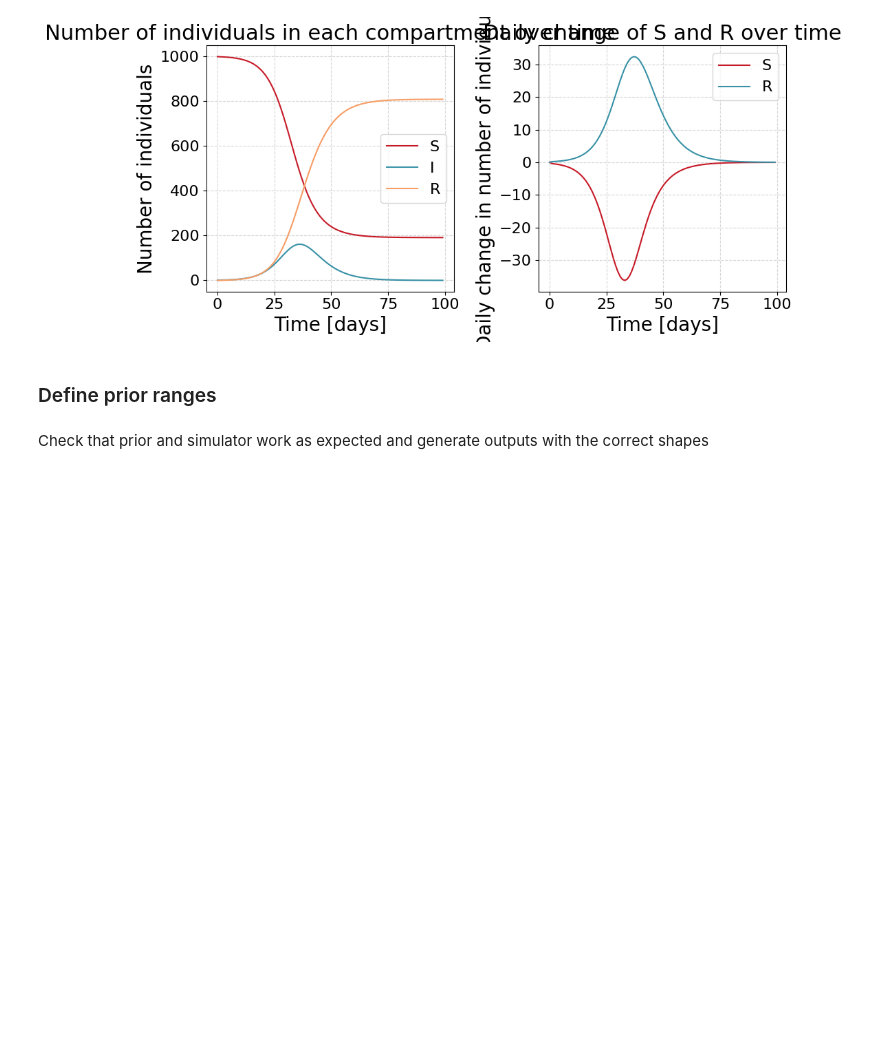
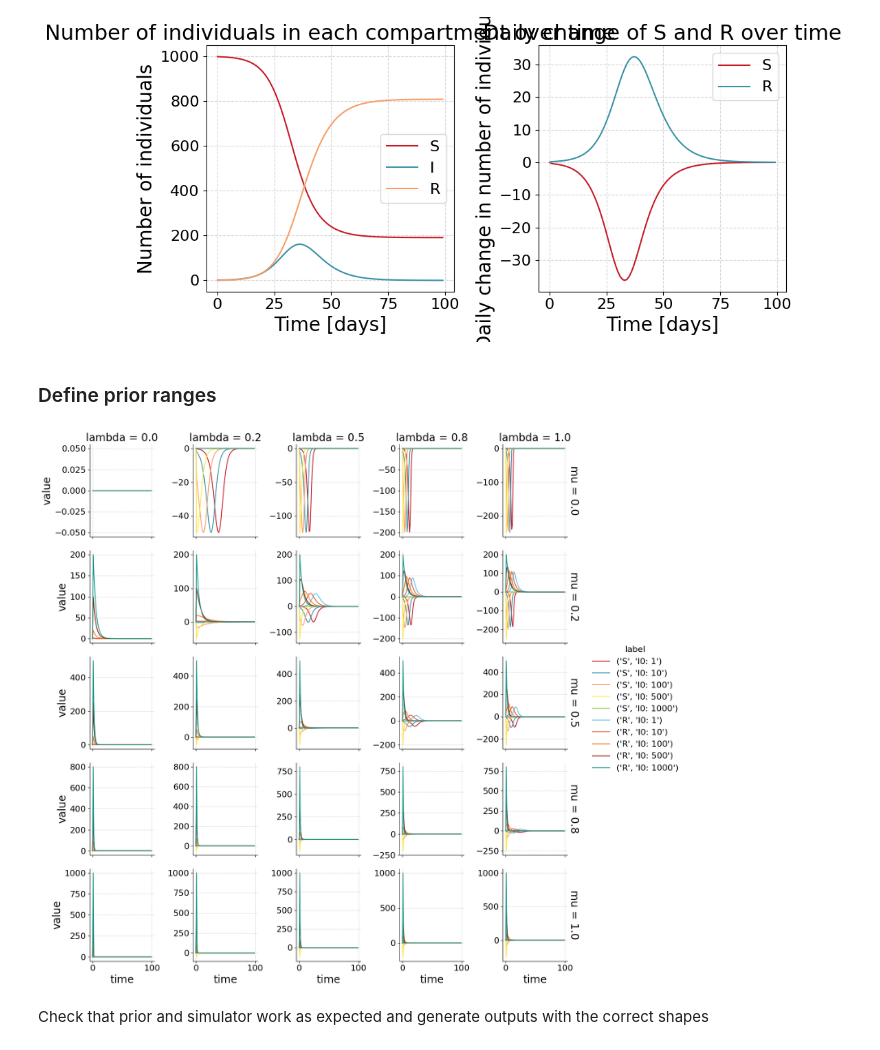
Before and after one commit to juancprolam/generative_neural_networks_for_the_sciences, a Jupyter notebook: ex04/epidemiology-part-2-w-sample.ipynb, the cells around one changed output. Cells and saved outputs as stored; diff of their text form; code cells hidden in the pictures; blank space fills up the shorter version.

```diff
--- a/ex04/epidemiology-part-2-w-sample.ipynb
+++ b/ex04/epidemiology-part-2-w-sample.ipynb
@@ -94,7 +94,7 @@ class Simulator:
         self.__set_stats__(prior(10000))
 
     def __call__(self, prior_samples, return_C=False):
-        X, C = np.zeros((prior_samples.shape[0], T, len(self.labels))), np.zeros((prior_samples.shape[0], T, len(self.C)))
+        X, C = np.zeros((prior_samples.shape[0], int(T), len(self.labels))), np.zeros((prior_samples.shape[0], int(T), len(self.C)))
         for i, p in enumerate(prior_samples):
             X[i,...], C[i,...] = self.simulator_fn(*p)
         if return_C:
@@ -138,6 +138,7 @@ def _deriv(input, N, lam, mu):
     return dS, dI, dR
 
 def simulate_sir_sample(lam, mu, I_0, T=T, N=N, R_0=R_0):
+    T = int(T)
     S, I, R = np.zeros(T), np.zeros(T), np.zeros(T)
     dS, dI, dR = np.zeros(T), np.zeros(T), np.zeros(T)
 
@@ -530,6 +531,7 @@ def _deriv(input, N, lam, mu):
     return dS, dI, dR
 
 def simulate_sir_sample(lam, mu, I_0, T=T, N=N, R_0=R_0):
+    T = int(T)
     S, I, R = np.zeros(T), np.zeros(T), np.zeros(T)
     dS, dI, dR = np.zeros(T), np.zeros(T), np.zeros(T)
 
@@ -593,14 +595,16 @@ for lam in lam_range:
 df_prior = pd.concat(df_prior)
 df_prior = df_prior.melt(id_vars=['time', 'lambda', 'mu', 'I0'], value_vars=['S', 'R'], var_name='state', value_name='value')
 # %%
-#def get_color_label(row):
-#    return (row['state'], 'I0: ' + str(row['I0']))
+def get_color_label(row):
+    return (row['state'], 'I0: ' + str(row['I0']))
 
-#df_prior['label'] = df_prior.apply(get_color_label, axis=1)
-#g = sns.FacetGrid(df_prior, col="lambda", row="mu", hue="label", margin_titles=True, sharey=False)
-#g.map(plt.plot, "time", "value")
-#g.add_legend()
-#plt.show()
+df_prior['label'] = df_prior.apply(get_color_label, axis=1)
+g = sns.FacetGrid(df_prior, col="lambda", row="mu", hue="label", margin_titles=True, sharey=False)
+g.map(plt.plot, "time", "value")
+g.add_legend()
+plt.show()
+# %% [output]
+[figure, added]
 # %%
 # Prior distributions
 def prior_fn(n_samples: int = 1) -> np.array:
```
Also changed, not shown: parts of 22 cells of this notebook, 2 other files.
